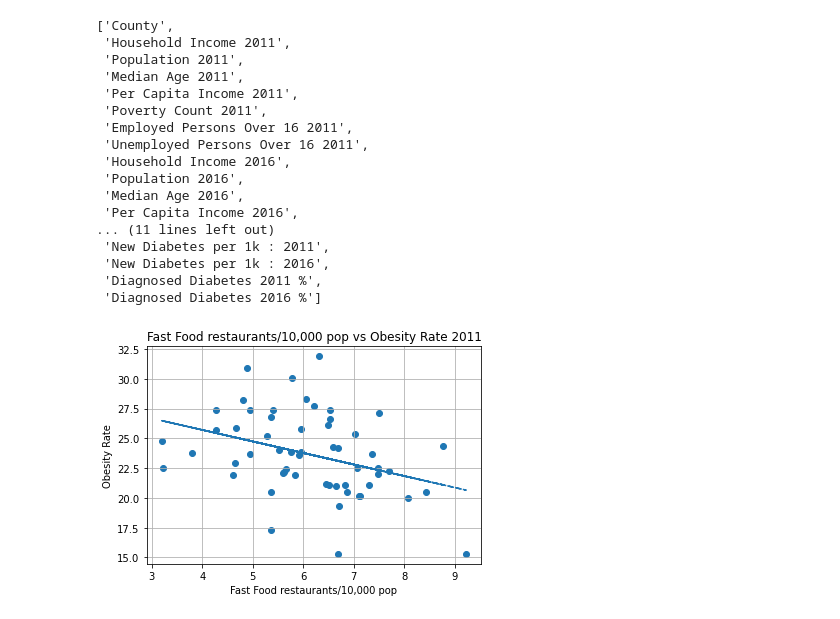
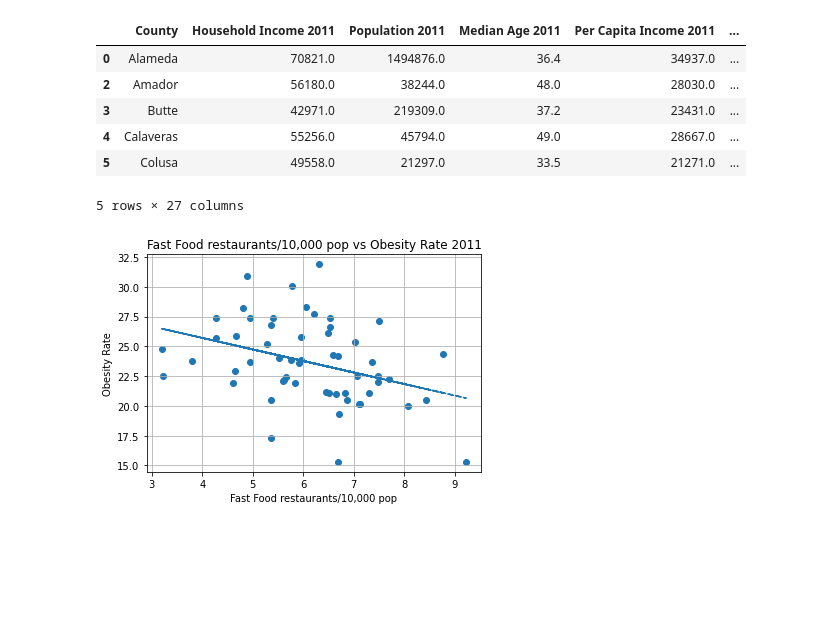
Before and after one commit to improvbutterfly/Fast-Food-Analysis-California, a Jupyter notebook: Analysis/chart_code.ipynb, the cells around one changed output. Drawn from its saved outputs; the diff is of its cells as text; code cells hidden in the pictures; blank space fills up the shorter version.

```diff
--- a/Analysis/chart_code.ipynb
+++ b/Analysis/chart_code.ipynb
@@ -6,27 +6,16 @@ import numpy as np
 # %%
 huge_df = pd.read_csv("data/census_health_ff_2011_2016.csv")
 huge_df = huge_df.loc[huge_df["County"] != "Alpine"]
 huge_df = huge_df.loc[huge_df["County"] != "Mono"]
 huge_df.head()
-list(huge_df.columns)
 # %% [output]
+|  | County | Household Income 2011 | Population 2011 | Median Age 2011 | Per Capita Income 2011 | ... |
+| 0 | Alameda | 70821.0 | 1494876.0 | 36.4 | 34937.0 | ... |
+| 2 | Amador | 56180.0 | 38244.0 | 48.0 | 28030.0 | ... |
+| 3 | Butte | 42971.0 | 219309.0 | 37.2 | 23431.0 | ... |
+| 4 | Calaveras | 55256.0 | 45794.0 | 49.0 | 28667.0 | ... |
+| 5 | Colusa | 49558.0 | 21297.0 | 33.5 | 21271.0 | ... |
-['County',
- 'Household Income 2011',
- 'Population 2011',
- 'Median Age 2011',
- 'Per Capita Income 2011',
- 'Poverty Count 2011',
- 'Employed Persons Over 16 2011',
- 'Unemployed Persons Over 16 2011',
- 'Household Income 2016',
- 'Population 2016',
- 'Median Age 2016',
- 'Per Capita Income 2016',
-... (11 lines left out)
- 'New Diabetes per 1k : 2011',
- 'New Diabetes per 1k : 2016',
- 'Diagnosed Diabetes 2011 %',
- 'Diagnosed Diabetes 2016 %']
+5 rows × 27 columns
 # %%
 plt.scatter(huge_df["Fast-food restaurants/10,000 pop, 2011"], huge_df["Obesity 2011 %"])
 plt.title("Fast Food restaurants/10,000 pop vs Obesity Rate 2011")
```
Also changed, not shown: parts of 2 cells of this notebook, 2 other files.
